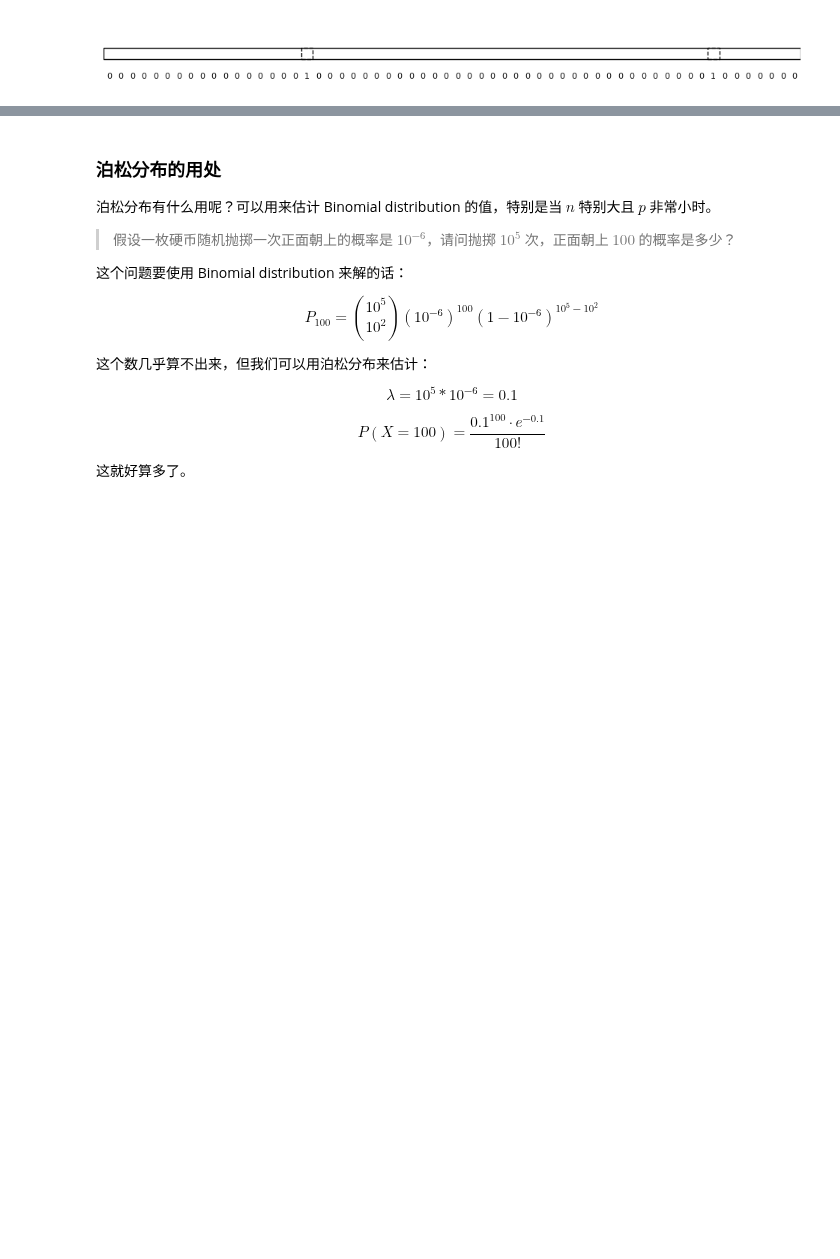
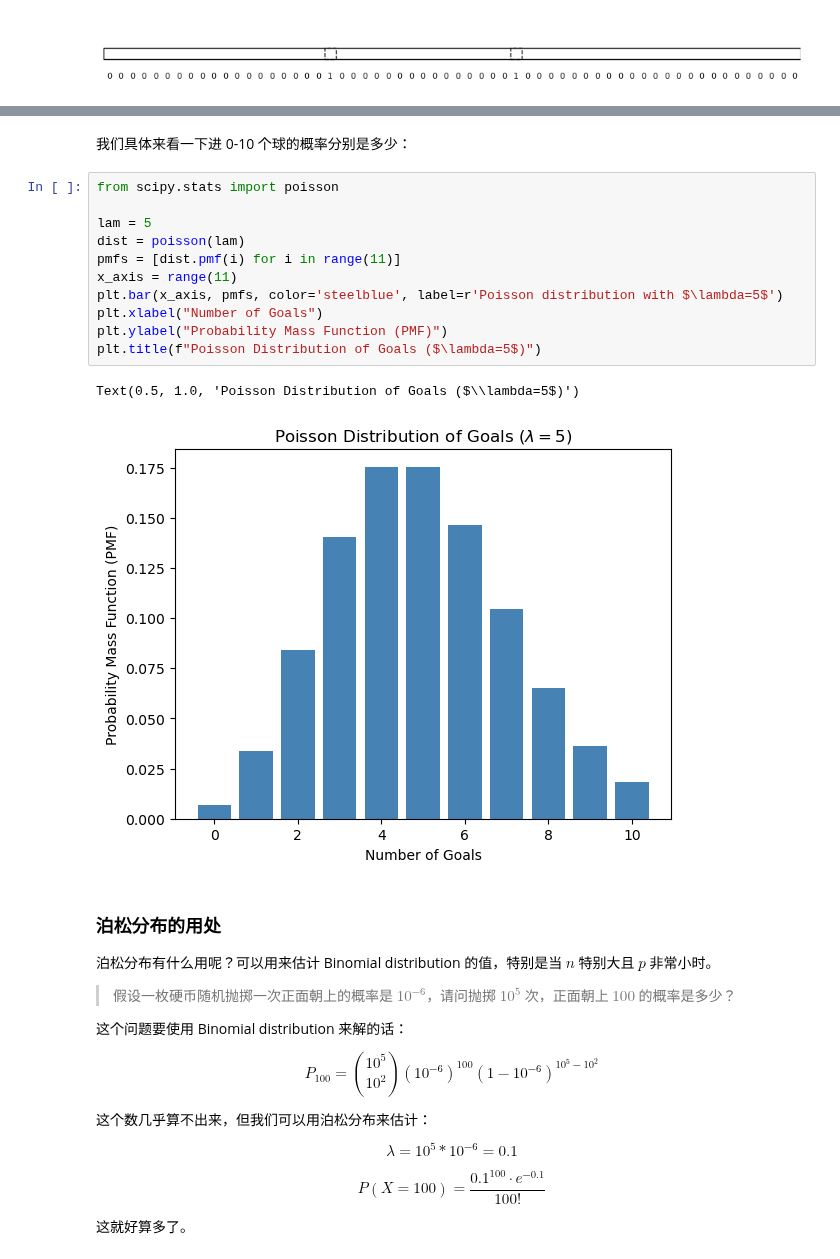
Before and after one commit to hongtaoh/hongtaoh.github.io, a Jupyter notebook: notebooks/2024-03-23-discrete-distributions.ipynb, the cells around one changed output, grey strips where cells are left out. Drawn from its saved outputs; the diff is of its cells as text; blank space fills up the shorter version.

Commit message:
update poisson dist.

```diff
--- a/notebooks/2024-03-23-discrete-distributions.ipynb
+++ b/notebooks/2024-03-23-discrete-distributions.ipynb
@@ -198,6 +202,22 @@ P(X = k) &= \frac{n^k}{n^k}\cdot \frac{\lambda^k}{k!} \cdot \frac{e^{-\lambda}}{
        &= \frac{\lambda^k \cdot e^{-\lambda}}{k!}
 \end{align*} \tag{2}
 $$
+# %% [markdown]
+我们具体来看一下进 0-10 个球的概率分别是多少：
+# %%
+from scipy.stats import poisson
+
+lam = 5
+dist = poisson(lam)
+pmfs = [dist.pmf(i) for i in range(11)]
+x_axis = range(11)
+plt.bar(x_axis, pmfs, color='steelblue', label=r'Poisson distribution with $\lambda=5$')
+plt.xlabel("Number of Goals")
+plt.ylabel("Probability Mass Function (PMF)")
+plt.title(f"Poisson Distribution of Goals ($\lambda=5$)")
+# %% [output]
+Text(0.5, 1.0, 'Poisson Distribution of Goals ($\\lambda=5$)')
+[figure, added]
 # %% [markdown]
 ### 泊松分布的用处
 
```
Also changed, not shown: parts of 2 cells of this notebook, 10 other files.
